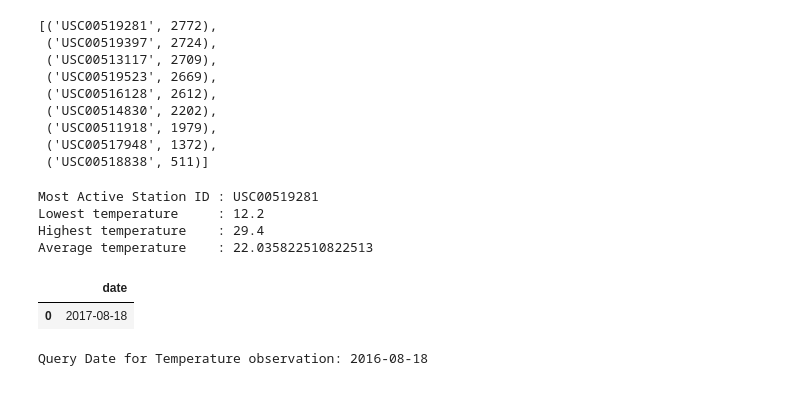
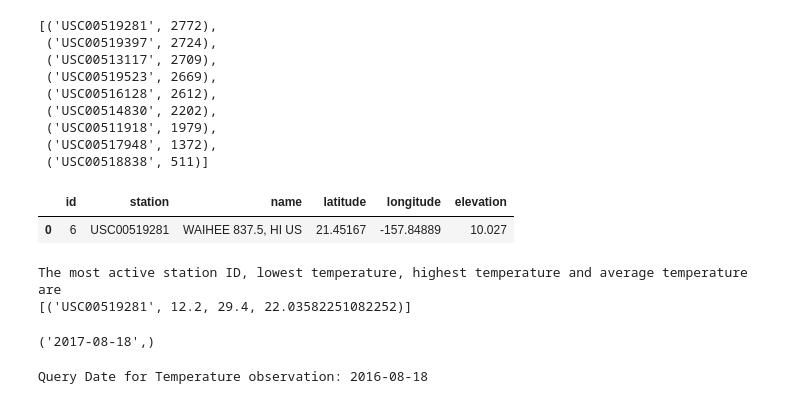
Before and after one commit to joshuatean/sqlalchemy-challenge, a Jupyter notebook: climate_starter.ipynb, the cells around one changed output. Cells and saved outputs as stored; diff of their text form; code cells hidden in the pictures.

```diff
--- a/climate_starter.ipynb
+++ b/climate_starter.ipynb
@@ -122,29 +122,31 @@ session.query(measurements.station,
  ('USC00517948', 1372),
  ('USC00518838', 511)]
 # %%
-# Using the most active station id from the previous query, calculate the lowest, highest, and average temperature.
+# Find the station ID for the most active station from the previous query
 conn = engine.connect()
-active_id = pd.read_sql("SELECT * FROM measurement WHERE station = 'USC00519281'", conn)
-lowest = active_id['tobs'].min()
-highest = active_id['tobs'].max()
-average = active_id['tobs'].mean()
-print(f"Most Active Station ID : USC00519281\n\
-Lowest temperature     : {lowest}\n\
-Highest temperature    : {highest}\n\
-Average temperature    : {average}")
+pd.read_sql("SELECT * FROM station WHERE station = 'USC00519281'", conn)
 # %% [output]
-Most Active Station ID : USC00519281
-Lowest temperature     : 12.2
-Highest temperature    : 29.4
-Average temperature    : 22.035822510822513
+|  | id | station | name | latitude | longitude | elevation |
+| 0 | 6 | USC00519281 | WAIHEE 837.5, HI US | 21.45167 | -157.84889 | 10.027 |
+# %%
+# Using the most active station id from the previous query, calculate the lowest, highest, and average temperature.
+sel = [measurements.id, measurements.station, measurements.date, measurements.prcp, measurements.tobs]
+active_q = session.query(*sel).filter(measurements.station == stns.station, stns.id == 6).all()
+analysis = session.query(measurements.station, func.min(measurements.tobs),func.max(measurements.tobs),
+                         func.avg(measurements.tobs)).\
+                        filter(measurements.station == stns.station, stns.id == 6).all()
+print(f"The most active station ID, lowest temperature, highest temperature and average temperature are\n\
+{analysis}")
+# %% [output]
+The most active station ID, lowest temperature, highest temperature and average temperature are
+[('USC00519281', 12.2, 29.4, 22.03582251082252)]
 # %%
 # Using the most active station id
 # Query the last 12 months of temperature observation data for this station and plot the results as a histogram
-latest_date = pd.read_sql("SELECT date FROM measurement WHERE station = 'USC00519281' ORDER BY date DESC", conn)
-latest_date.head(1)
+session.query(measurements.date).\
+filter(measurements.station == stns.station, stns.id == 6).order_by(measurements.date.desc()).first()
 # %% [output]
-|  | date |
-| 0 | 2017-08-18 |
+('2017-08-18',)
 # %%
 querytemp_date = dt.date(2017, 8, 18) - dt.timedelta(days=365)
 print(f"Query Date for Temperature observation: {querytemp_date}")
```
Also changed, not shown: parts of 3 cells of this notebook, 3 other files.
